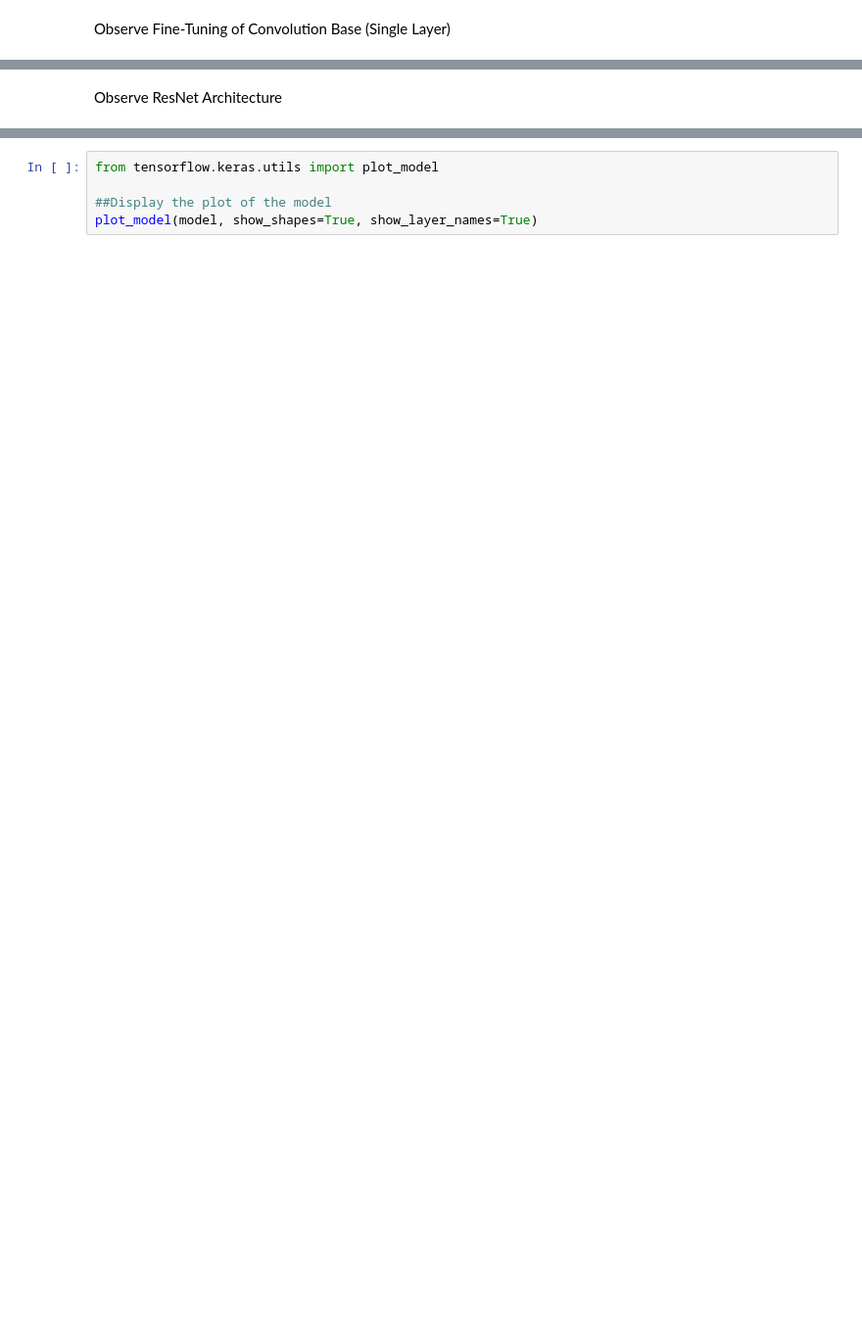
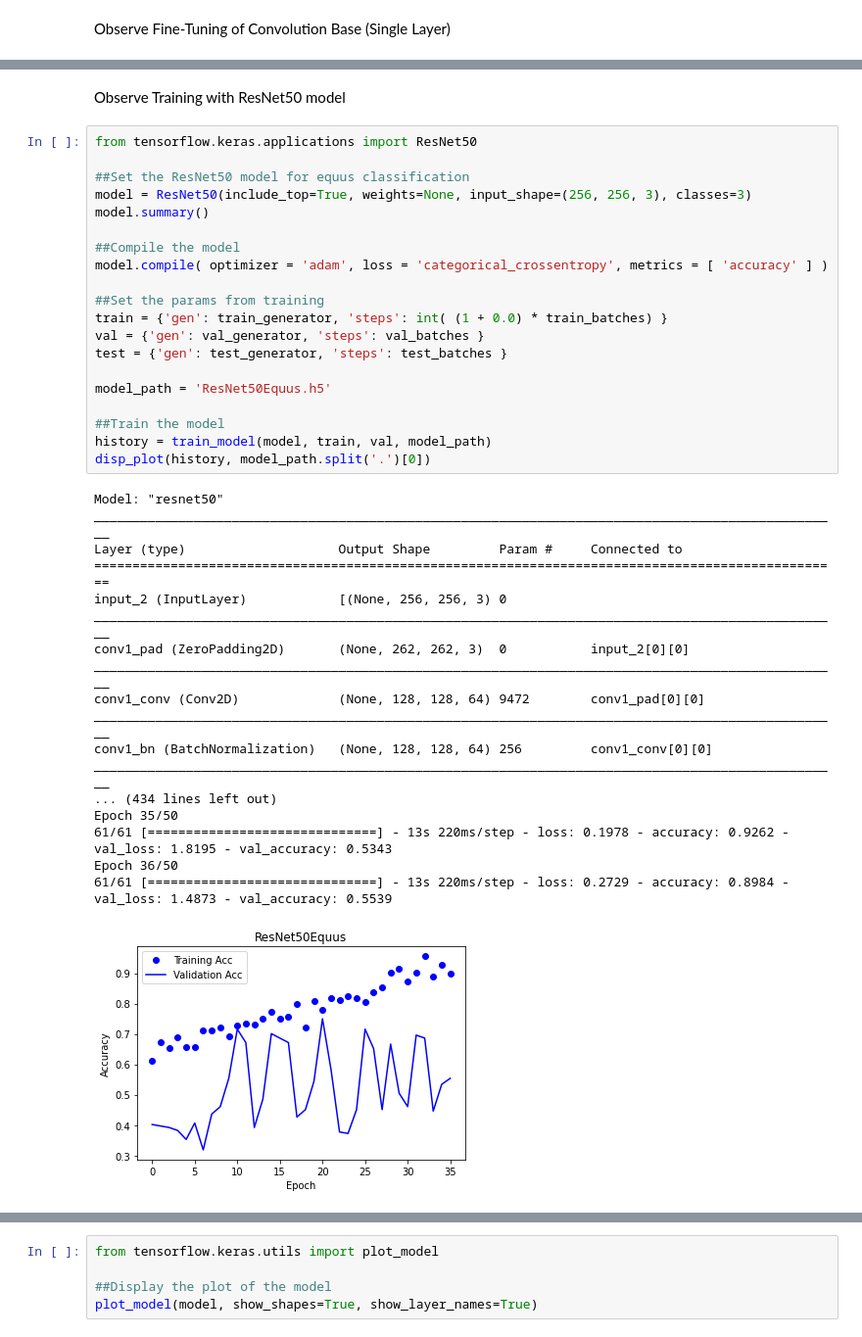
Before and after one commit to mykon23/DL-2020Project, a Jupyter notebook: Equus7.ipynb, the cells around one changed output, grey strips where cells are left out. Shown at 98% size. Cells and saved outputs as stored; diff of their text form; blank space fills up the shorter version.

Commit message:
Adding ResNet50 training

```diff
--- a/Equus7.ipynb
+++ b/Equus7.ipynb
@@ -407,2 +404,41 @@ Train: {'accuracy': 0.965573787689209, 'loss': 0.11229509860277176}
-# %% [markdown]
-Observe ResNet Architecture
+# %% [markdown]
+Observe Training with ResNet50 model
+# %%
+from tensorflow.keras.applications import ResNet50
+
+##Set the ResNet50 model for equus classification
+model = ResNet50(include_top=True, weights=None, input_shape=(256, 256, 3), classes=3)
+model.summary()
+
+##Compile the model
+model.compile( optimizer = 'adam', loss = 'categorical_crossentropy', metrics = [ 'accuracy' ] )
+
+##Set the params from training
+train = {'gen': train_generator, 'steps': int( (1 + 0.0) * train_batches) }
+val = {'gen': val_generator, 'steps': val_batches }
+test = {'gen': test_generator, 'steps': test_batches }
+
+model_path = 'ResNet50Equus.h5'
+
+##Train the model
+history = train_model(model, train, val, model_path)
+disp_plot(history, model_path.split('.')[0])
+# %% [output]
+Model: "resnet50"
+__________________________________________________________________________________________________
+Layer (type)                    Output Shape         Param #     Connected to
+==================================================================================================
+input_2 (InputLayer)            [(None, 256, 256, 3) 0
+__________________________________________________________________________________________________
+conv1_pad (ZeroPadding2D)       (None, 262, 262, 3)  0           input_2[0][0]
+__________________________________________________________________________________________________
+conv1_conv (Conv2D)             (None, 128, 128, 64) 9472        conv1_pad[0][0]
+__________________________________________________________________________________________________
+conv1_bn (BatchNormalization)   (None, 128, 128, 64) 256         conv1_conv[0][0]
+__________________________________________________________________________________________________
+... (434 lines left out)
+Epoch 35/50
+61/61 [==============================] - 13s 220ms/step - loss: 0.1978 - accuracy: 0.9262 - val_loss: 1.8195 - val_accuracy: 0.5343
+Epoch 36/50
+61/61 [==============================] - 13s 220ms/step - loss: 0.2729 - accuracy: 0.8984 - val_loss: 1.4873 - val_accuracy: 0.5539
+[figure, added]
```
Also changed, not shown: parts of 16 cells of this notebook.
